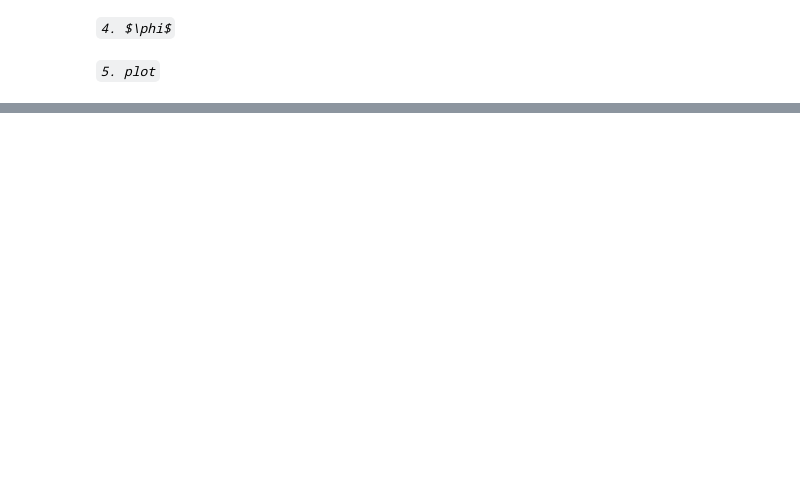
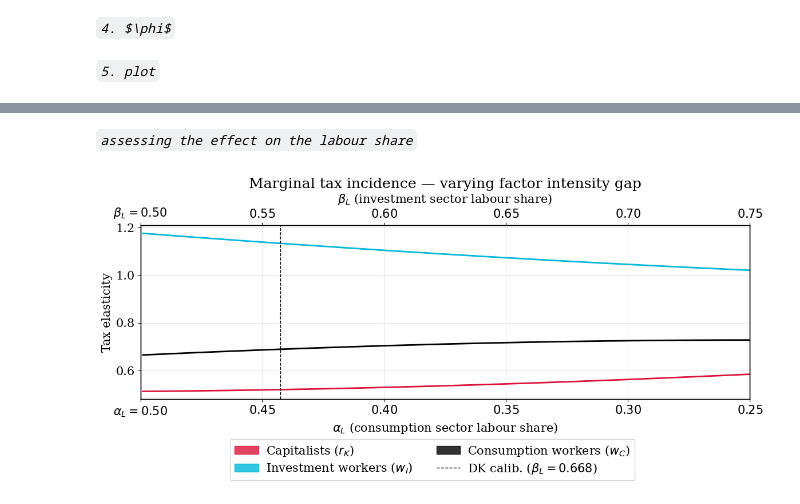
Before and after one commit to cfn368/ba_capinc, a Jupyter notebook: 7_comparative_statics.ipynb, the cells around one changed output, grey strips where cells are left out. Cells and saved outputs as stored; diff of their text form; code cells hidden in the pictures; blank space fills up the shorter version.

```diff
--- a/7_comparative_statics.ipynb
+++ b/7_comparative_statics.ipynb
@@ -286,0 +296,78 @@ phi=10.00  epsD= 2.286  epsS=10.116  |  wC= 0.459  wI= 0.457  rK= 0.126  |  shar
+# %% [markdown]
+*`assessing the effect on the labour share`*
+# %%
+# ── factor share divergence sweep ─────────────────────────────────────────────
+# alpha_L = 0.5 - 0.5t,  beta_L = 0.5 + 0.5t,  t in [0, 1]
+# DK calib: alphaL=0.6107, betaL=0.6681
+# t* where alphaL = 0.6107 → 0.5 - 0.5t = 0.6107 → t = -0.2214  (outside [0,1])
+# t* where betaL  = 0.6681 → 0.5 + 0.5t = 0.6681 → t =  0.3362
+
+t_grid = np.linspace(0.001, 0.25, 500)
+
+# DK calib marker: use betaL to locate t* (alphaL=0.6107 is outside sweep range)
+t_star = (0.6681 - 0.5) / 0.5  # ≈ 0.3362
+
+w_C_t, w_I_t, r_K_t = [], [], []
+for t in t_grid:
+    m.alphaL = 0.5 - 0.5 * t
+    m.alphaK = 1 - m.alphaL
+    m.betaL  = 0.5 + 0.5 * t
+    m.betaK  = 1 - m.betaL
+
+    out = elas.dem_sup_elas(m, tau=0.0)
+    res = elas.wr_tax_elas(m, elas_out=out, epsD=out['epsD'])
+    w_C_t.append(res['w_C_elas'])
+    w_I_t.append(res['w_I_elas'])
+    r_K_t.append(res['r_K_elas'])
+
+# restore DK calibration
+m.alphaL = 0.6107
+m.alphaK = 1 - m.alphaL
+m.betaL  = 0.6681
+m.betaK  = 1 - m.betaL
+
+w_C_t = np.array(w_C_t)
+w_I_t = np.array(w_I_t)
+r_K_t = np.array(r_K_t)
+
+# ── plot ──────────────────────────────────────────────────────────────────────
+colors = ['crimson', 'k', '#00B8D9']
+
+legend_handles = [
+    Patch(color=colors[0], alpha=0.8, label=r'Capitalists ($r_K$)'),
+    Patch(color=colors[2], alpha=0.8, label=r'Investment workers ($w_I$)'),
+    Patch(color=colors[1], alpha=0.8, label=r'Consumption workers ($w_C$)'),
+    Line2D([0], [0], color='k', ls='--', lw=1, label=r'DK calib. ($\beta_L=0.668$)'),
+]
+
+fig, ax = plt.subplots(figsize=(12, 5))
+
+ax.plot(t_grid, w_C_t, color=colors[1], lw=2, label=r'$w_C$')
+ax.plot(t_grid, w_I_t, color=colors[2], lw=2, label=r'$w_I$')
+ax.plot(t_grid, r_K_t, color=colors[0], lw=2, label=r'$r_K$')
+
+ax.axvline(0.6681 - 0.6107, color='k', ls='--', lw=1)
+
+ax.set_xlabel(r'$\alpha_L$ (consumption sector labour share)')
+ax.set_xticks([0.0, 0.05, 0.10, 0.15, 0.20, 0.25])
+ax.set_xticklabels([r'$\alpha_L=0.50$', r'$0.45$', r'$0.40$', r'$0.35$', r'$0.30$', r'$0.25$'])
+
+ax.set_ylabel('Tax elasticity')
+ax.set_title(r'Marginal tax incidence — varying factor intensity gap')
+ax.set_xlim(0, 0.25)
+
+# secondary x-axis showing betaL values
+ax2 = ax.twiny()
+ax2.set_xlim(0, 0.25)
+ax2.set_xticks([0.0, 0.05, 0.10, 0.15, 0.20, 0.25])
+ax2.set_xticklabels([r'$\beta_L=0.50$', r'$0.55$', r'$0.60$', r'$0.65$', r'$0.70$', r'$0.75$'])
+ax2.set_xlabel(r'$\beta_L$ (investment sector labour share)')
+
+ax.grid(True, alpha=0.3)
+fig.legend(handles=legend_handles, loc='lower center', ncol=2,
+           bbox_to_anchor=(0.5, -0.12), frameon=True)
+plt.tight_layout()
+plt.subplots_adjust(bottom=0.18)
+plt.show()
+# %% [output]
+[figure, added]
```
Also changed, not shown: parts of 9 cells of this notebook, 20 other files.
